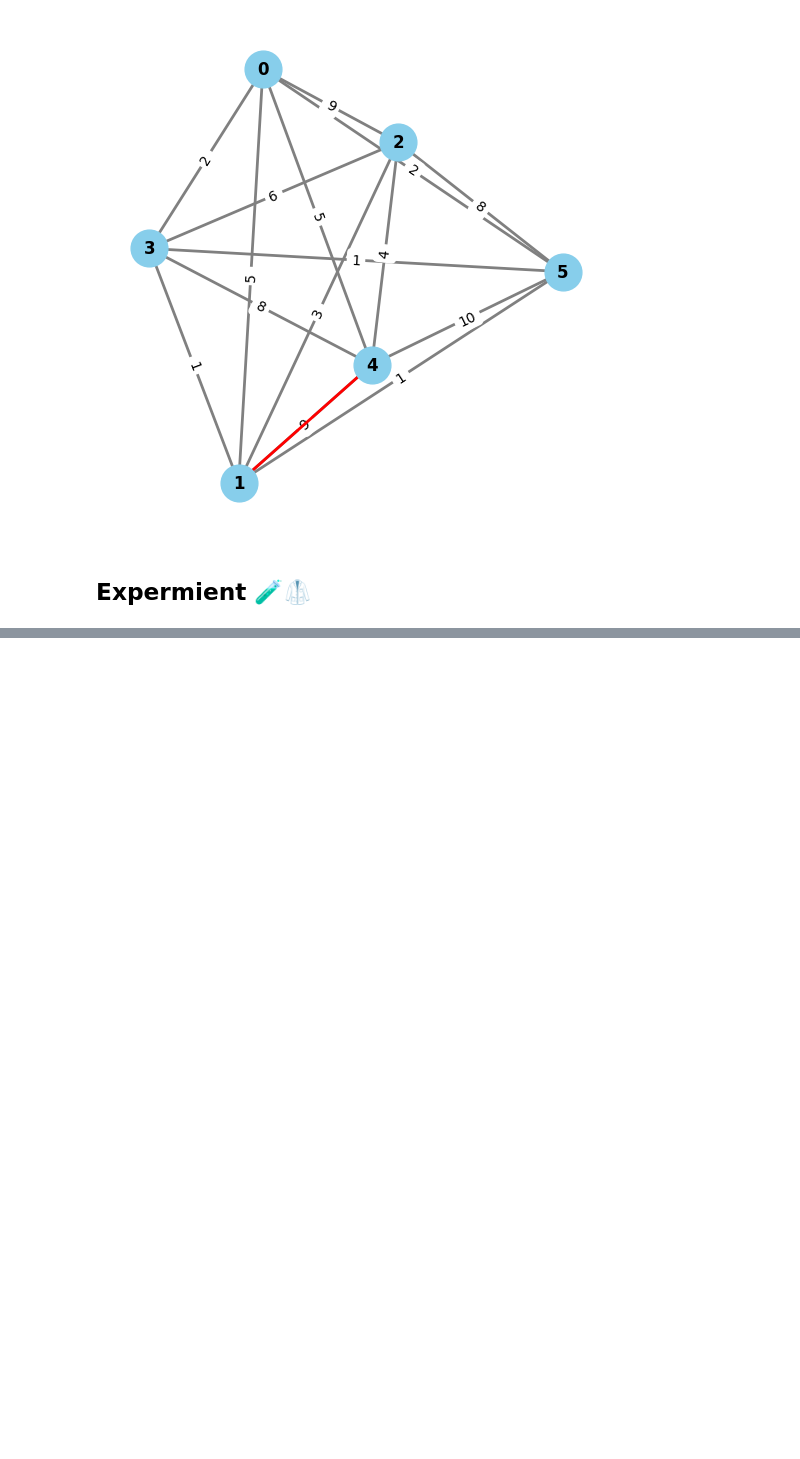
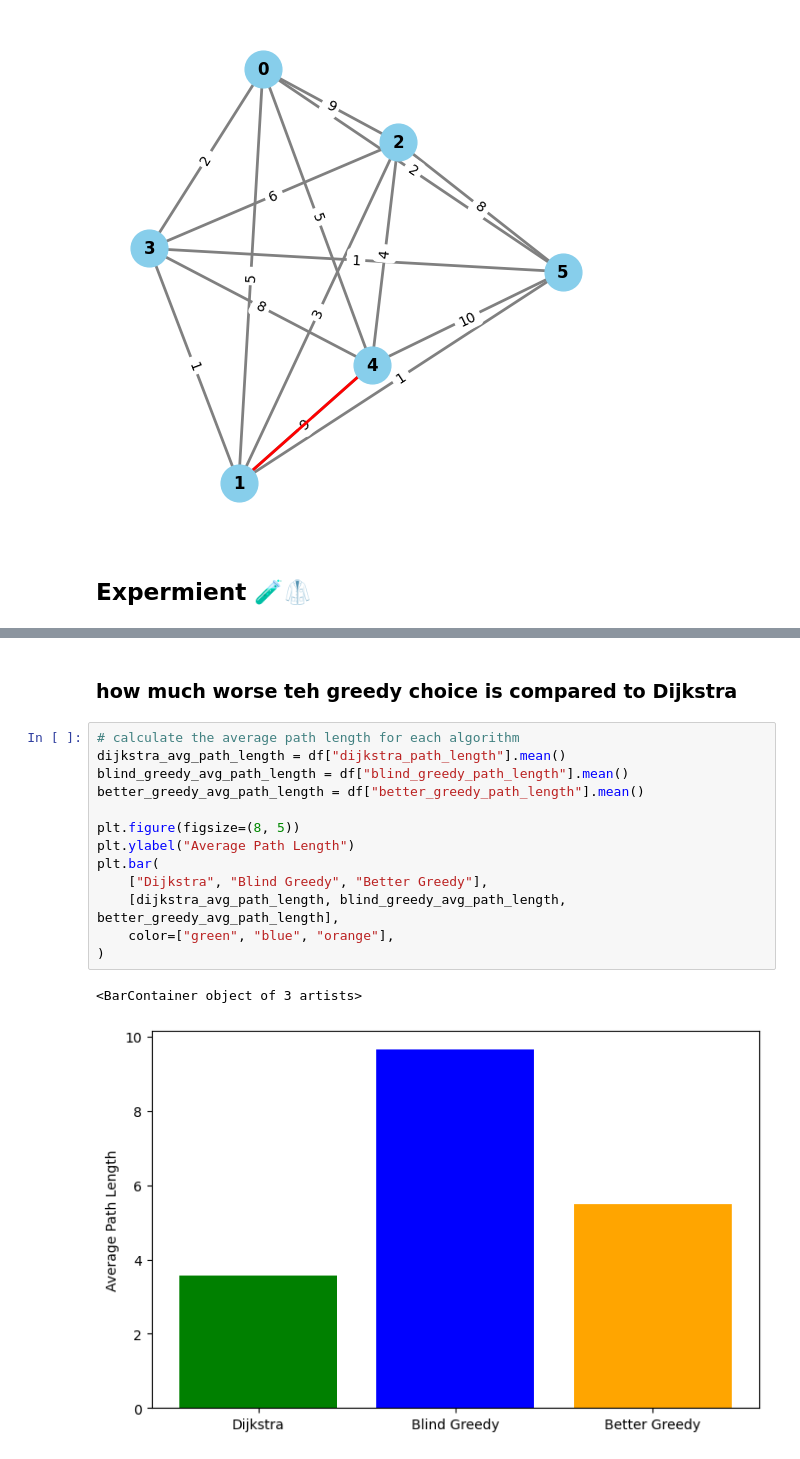
Before and after one commit to kaminskypavel/decision-making-book, a Jupyter notebook: diejkstra vs greedy.ipynb, the cells around one changed output, grey strips where cells are left out. Drawn from its saved outputs; the diff is of its cells as text; blank space fills up the shorter version.

```diff
--- a/diejkstra vs greedy.ipynb
+++ b/diejkstra vs greedy.ipynb
@@ -212,0 +236,18 @@ df.head()
+# %% [markdown]
+### how much worse teh greedy choice is compared to Dijkstra
+# %%
+# calculate the average path length for each algorithm
+dijkstra_avg_path_length = df["dijkstra_path_length"].mean()
+blind_greedy_avg_path_length = df["blind_greedy_path_length"].mean()
+better_greedy_avg_path_length = df["better_greedy_path_length"].mean()
+
+plt.figure(figsize=(8, 5))
+plt.ylabel("Average Path Length")
+plt.bar(
+    ["Dijkstra", "Blind Greedy", "Better Greedy"],
+    [dijkstra_avg_path_length, blind_greedy_avg_path_length, better_greedy_avg_path_length],
+    color=["green", "blue", "orange"],
+)
+# %% [output]
+<BarContainer object of 3 artists>
+[figure, added]
```
Also changed, not shown: parts of 3 cells of this notebook.
